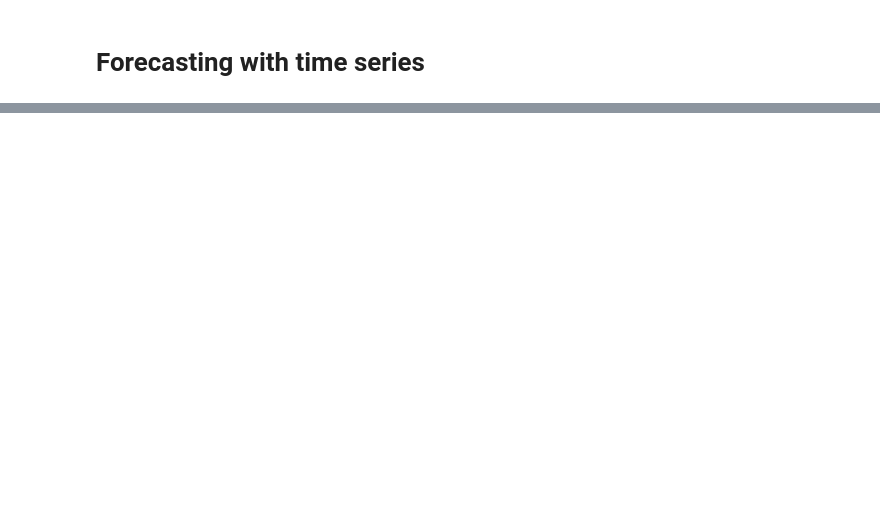
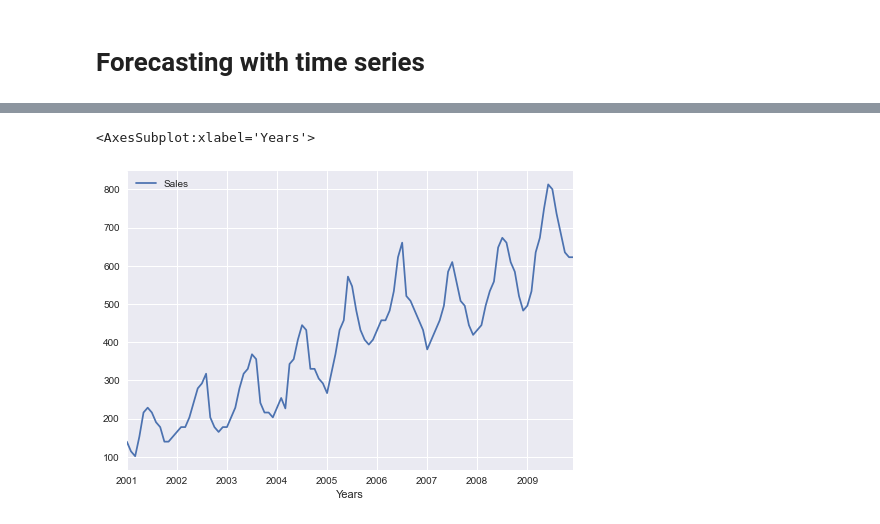
Before and after one commit to josue-islas/time_series, a Jupyter notebook: inicial.ipynb, the cells around one changed output, grey strips where cells are left out. Cells and saved outputs as stored; diff of their text form; code cells hidden in the pictures; blank space fills up the shorter version.

```diff
--- a/inicial.ipynb
+++ b/inicial.ipynb
@@ -10,0 +41,7 @@ FileNotFoundError: [Errno 2] No such file or directory: 'data1.xlsx'
+# %%
+df = df.set_index('Years')
+# %%
+df.plot(kind = 'line', figsize = (15,6))
+# %% [output]
+<AxesSubplot:xlabel='Years'>
+[figure, added]
```
Also changed, not shown: parts of 6 cells of this notebook.
